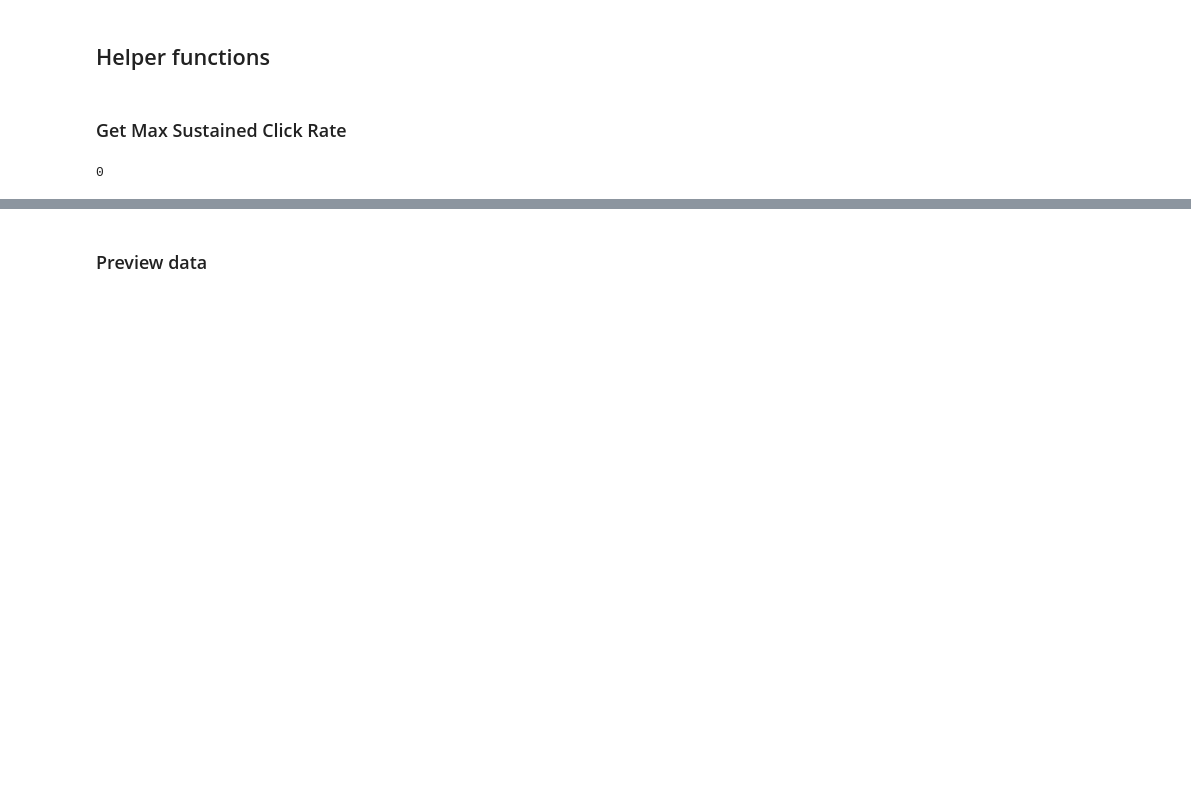
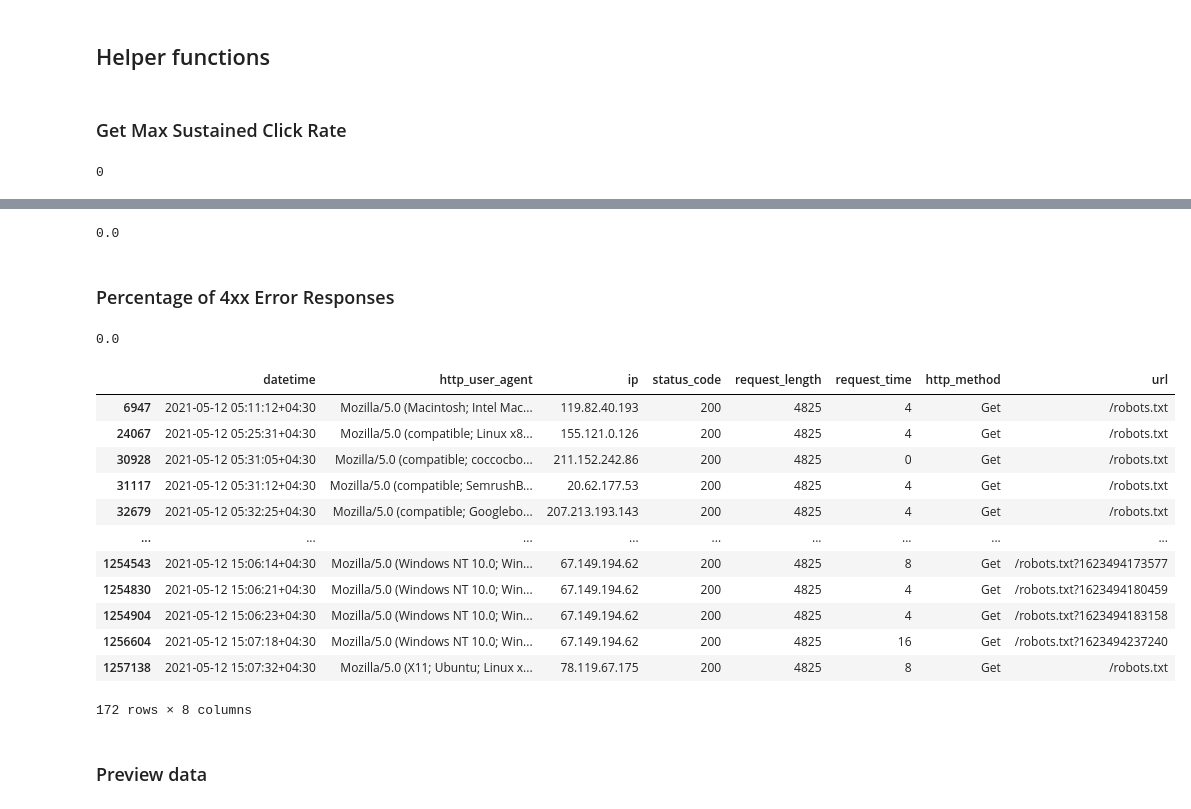
Before and after one commit to arman-aminian/network-anomaly-detection, a Jupyter notebook: Network Anomaly Detection.ipynb, the cells around one changed output, grey strips where cells are left out. Cells and saved outputs as stored; diff of their text form; code cells hidden in the pictures; blank space fills up the shorter version.

```diff
--- a/Network Anomaly Detection.ipynb
+++ b/Network Anomaly Detection.ipynb
@@ -132,0 +148,6 @@ get_max_click_rate(temp)
+# %%
+get_image_freq(temp)
+# %% [output]
+0.0
+# %% [markdown]
+### Percentage of 4xx Error Responses
@@ -133,3 +158,23 @@ get_max_click_rate(temp)
+# %%
+get_4xx_freq(temp)
+# %% [output]
+0.0
+# %%
+train[train.url.apply(lambda x: 'robots' in x.lower())]
+# %% [output]
+|  | datetime | http_user_agent | ip | status_code | request_length | request_time | http_method | url |
+| 6947 | 2021-05-12 05:11:12+04:30 | Mozilla/5.0 (Macintosh; Intel Mac... | 119.82.40.193 | 200 | 4825 | 4 | Get | /robots.txt |
+| 24067 | 2021-05-12 05:25:31+04:30 | Mozilla/5.0 (compatible; Linux x8... | 155.121.0.126 | 200 | 4825 | 4 | Get | /robots.txt |
+| 30928 | 2021-05-12 05:31:05+04:30 | Mozilla/5.0 (compatible; coccocbo... | 211.152.242.86 | 200 | 4825 | 0 | Get | /robots.txt |
+| 31117 | 2021-05-12 05:31:12+04:30 | Mozilla/5.0 (compatible; SemrushB... | 20.62.177.53 | 200 | 4825 | 4 | Get | /robots.txt |
+| 32679 | 2021-05-12 05:32:25+04:30 | Mozilla/5.0 (compatible; Googlebo... | 207.213.193.143 | 200 | 4825 | 4 | Get | /robots.txt |
+| ... | ... | ... | ... | ... | ... | ... | ... | ... |
+| 1254543 | 2021-05-12 15:06:14+04:30 | Mozilla/5.0 (Windows NT 10.0; Win... | 67.149.194.62 | 200 | 4825 | 8 | Get | /robots.txt?1623494173577 |
+| 1254830 | 2021-05-12 15:06:21+04:30 | Mozilla/5.0 (Windows NT 10.0; Win... | 67.149.194.62 | 200 | 4825 | 4 | Get | /robots.txt?1623494180459 |
+| 1254904 | 2021-05-12 15:06:23+04:30 | Mozilla/5.0 (Windows NT 10.0; Win... | 67.149.194.62 | 200 | 4825 | 4 | Get | /robots.txt?1623494183158 |
+| 1256604 | 2021-05-12 15:07:18+04:30 | Mozilla/5.0 (Windows NT 10.0; Win... | 67.149.194.62 | 200 | 4825 | 16 | Get | /robots.txt?1623494237240 |
+| 1257138 | 2021-05-12 15:07:32+04:30 | Mozilla/5.0 (X11; Ubuntu; Linux x... | 78.119.67.175 | 200 | 4825 | 8 | Get | /robots.txt |
+172 rows × 8 columns
 # %% [markdown]
 ### Preview data
 # %%
```
Also changed, not shown: parts of 6 cells of this notebook.
